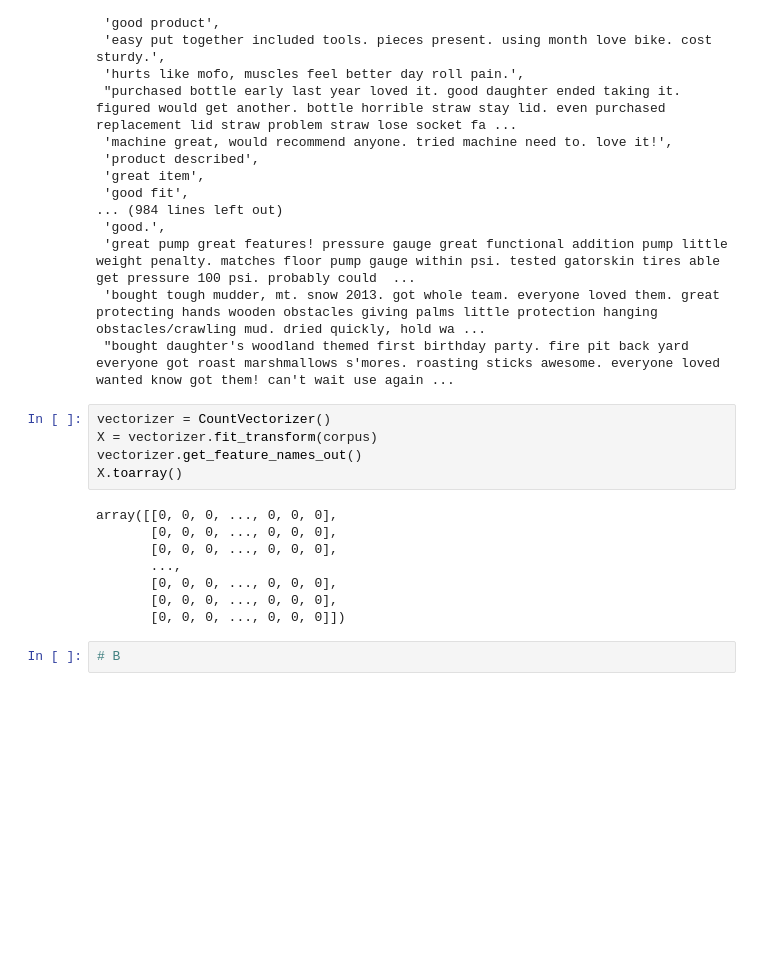
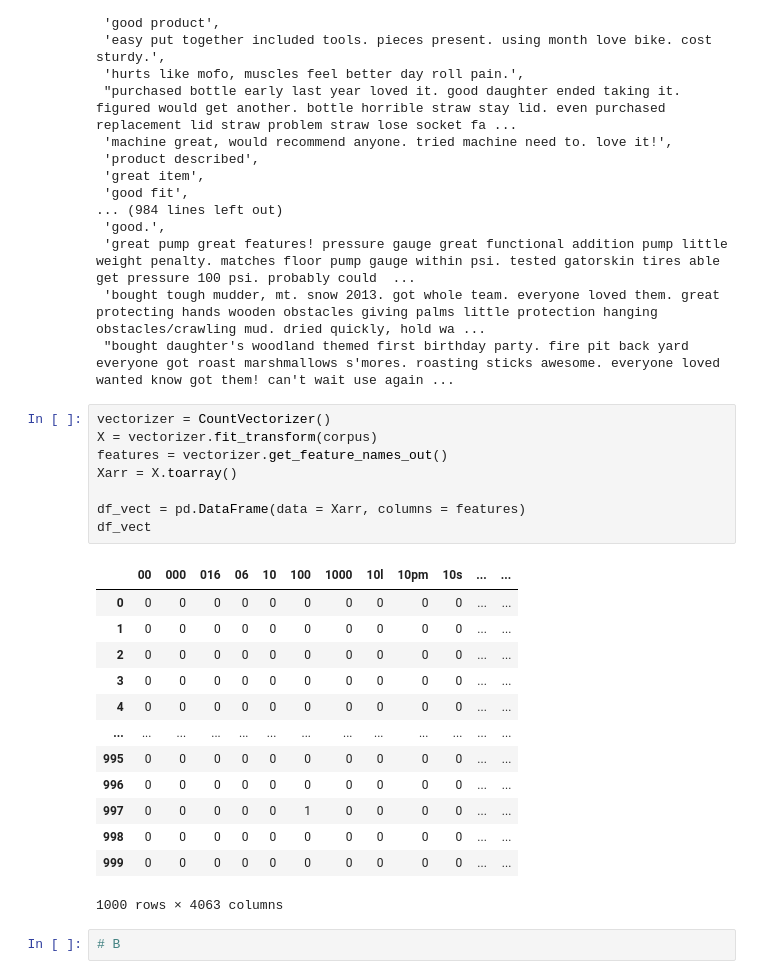
Before and after one commit to bofanh/CSCI_626_Information_Retrieval, a Jupyter notebook: IRProject.ipynb, the cells around one changed output. Cells and saved outputs as stored; diff of their text form; blank space fills up the shorter version.

Commit message:
vectorization to dataframe

```diff
--- a/IRProject.ipynb
+++ b/IRProject.ipynb
@@ -112,16 +112,25 @@ corpus
 # %%
 vectorizer = CountVectorizer()
 X = vectorizer.fit_transform(corpus)
-vectorizer.get_feature_names_out()
-X.toarray()
+features = vectorizer.get_feature_names_out()
+Xarr = X.toarray()
+
+df_vect = pd.DataFrame(data = Xarr, columns = features)
+df_vect
 # %% [output]
+|  | 00 | 000 | 016 | 06 | 10 | 100 | 1000 | 10l | 10pm | 10s | ... | ... |
+| 0 | 0 | 0 | 0 | 0 | 0 | 0 | 0 | 0 | 0 | 0 | ... | ... |
+| 1 | 0 | 0 | 0 | 0 | 0 | 0 | 0 | 0 | 0 | 0 | ... | ... |
+| 2 | 0 | 0 | 0 | 0 | 0 | 0 | 0 | 0 | 0 | 0 | ... | ... |
+| 3 | 0 | 0 | 0 | 0 | 0 | 0 | 0 | 0 | 0 | 0 | ... | ... |
+| 4 | 0 | 0 | 0 | 0 | 0 | 0 | 0 | 0 | 0 | 0 | ... | ... |
+| ... | ... | ... | ... | ... | ... | ... | ... | ... | ... | ... | ... | ... |
+| 995 | 0 | 0 | 0 | 0 | 0 | 0 | 0 | 0 | 0 | 0 | ... | ... |
+| 996 | 0 | 0 | 0 | 0 | 0 | 0 | 0 | 0 | 0 | 0 | ... | ... |
+| 997 | 0 | 0 | 0 | 0 | 0 | 1 | 0 | 0 | 0 | 0 | ... | ... |
+| 998 | 0 | 0 | 0 | 0 | 0 | 0 | 0 | 0 | 0 | 0 | ... | ... |
+| 999 | 0 | 0 | 0 | 0 | 0 | 0 | 0 | 0 | 0 | 0 | ... | ... |
-array([[0, 0, 0, ..., 0, 0, 0],
-       [0, 0, 0, ..., 0, 0, 0],
-       [0, 0, 0, ..., 0, 0, 0],
-       ...,
-       [0, 0, 0, ..., 0, 0, 0],
-       [0, 0, 0, ..., 0, 0, 0],
-       [0, 0, 0, ..., 0, 0, 0]])
+1000 rows × 4063 columns
 # %%
 # B
 # %% [markdown]
```
